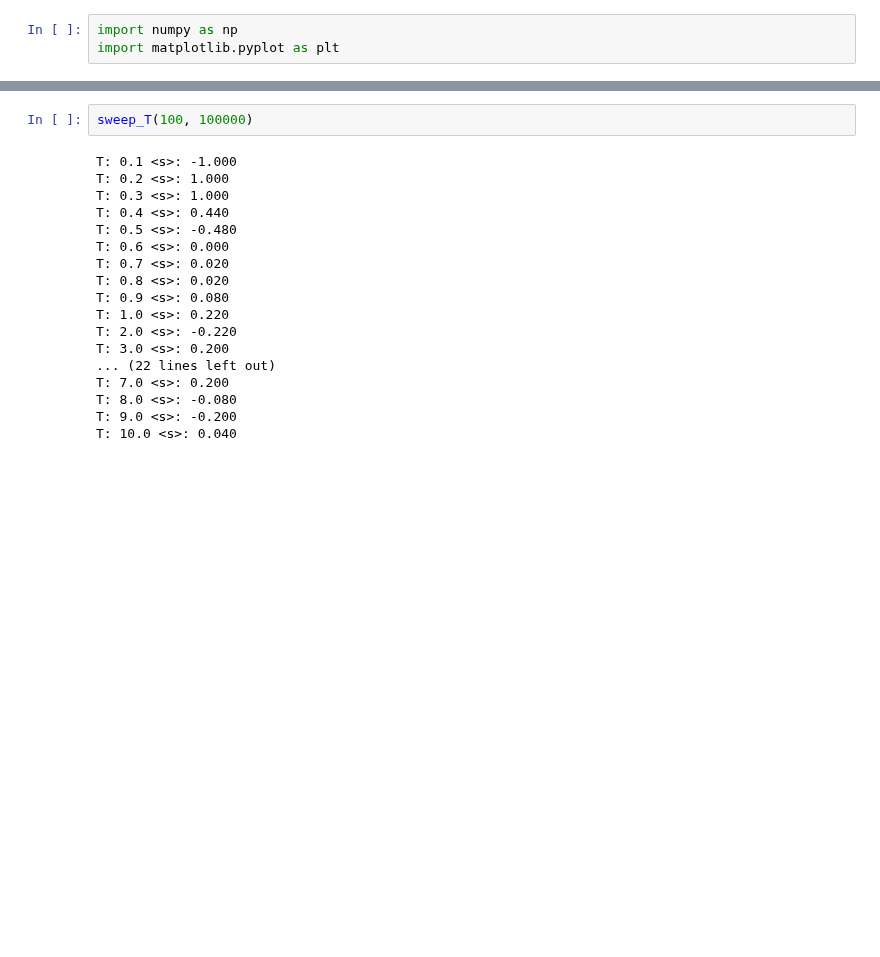
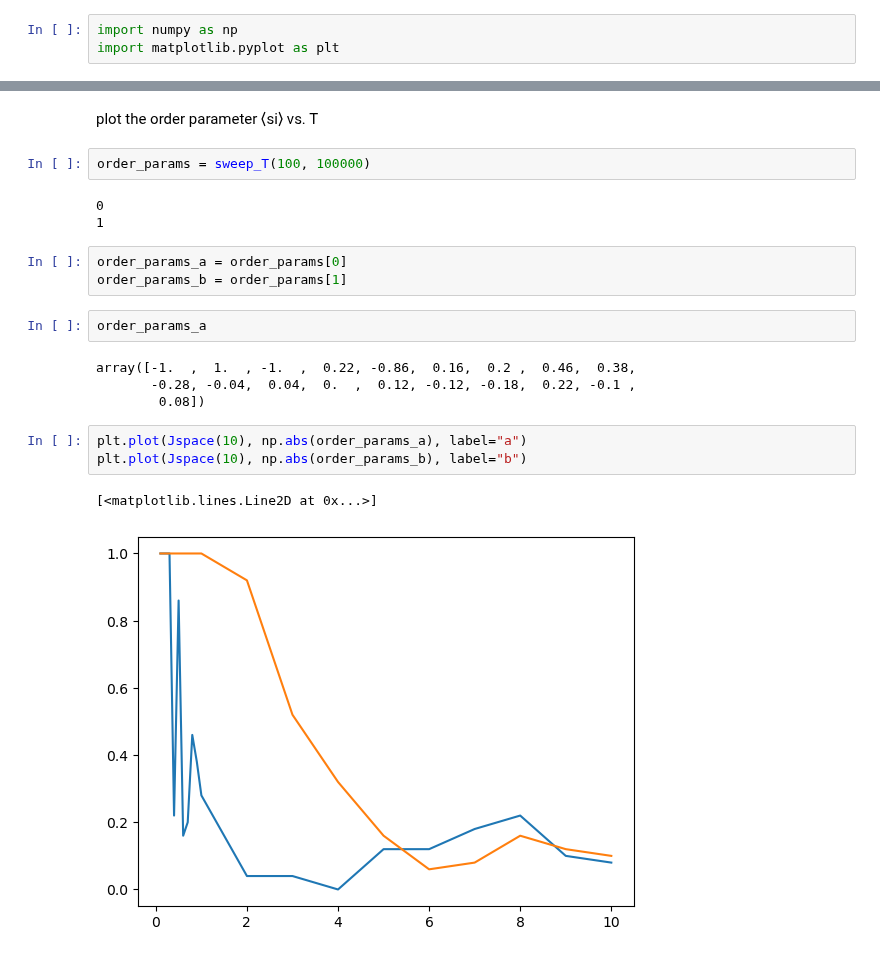
Before and after one commit to JakobSchauser/MscPhysics, a Jupyter notebook: Complex Physics/HandIn1/handin1.ipynb, the cells around one changed output, grey strips where cells are left out. Cells and saved outputs as stored; diff of their text form; blank space fills up the shorter version.

```diff
--- a/Complex Physics/HandIn1/handin1.ipynb
+++ b/Complex Physics/HandIn1/handin1.ipynb
@@ -166,20 +126,22 @@ T+0.1 <s>:  0.00436
+# %% [markdown]
+plot the order parameter ⟨si⟩ vs. T
 # %%
-sweep_T(100, 100000)
+order_params = sweep_T(100, 100000)
 # %% [output]
-T: 0.1 <s>: -1.000
-T: 0.2 <s>: 1.000
-T: 0.3 <s>: 1.000
-T: 0.4 <s>: 0.440
-T: 0.5 <s>: -0.480
-T: 0.6 <s>: 0.000
-T: 0.7 <s>: 0.020
-T: 0.8 <s>: 0.020
-T: 0.9 <s>: 0.080
-T: 1.0 <s>: 0.220
-T: 2.0 <s>: -0.220
-T: 3.0 <s>: 0.200
-... (22 lines left out)
-T: 7.0 <s>: 0.200
-T: 8.0 <s>: -0.080
-T: 9.0 <s>: -0.200
-T: 10.0 <s>: 0.040
+0
+1
+# %%
+order_params_a = order_params[0]
+order_params_b = order_params[1]
+# %%
+order_params_a
+# %% [output]
+array([-1.  ,  1.  , -1.  ,  0.22, -0.86,  0.16,  0.2 ,  0.46,  0.38,
+       -0.28, -0.04,  0.04,  0.  ,  0.12, -0.12, -0.18,  0.22, -0.1 ,
+        0.08])
+# %%
+plt.plot(Jspace(10), np.abs(order_params_a), label="a")
+plt.plot(Jspace(10), np.abs(order_params_b), label="b")
+# %% [output]
+[<matplotlib.lines.Line2D at 0x...>]
+[figure, added]
```
Also changed, not shown: parts of 6 cells of this notebook.
